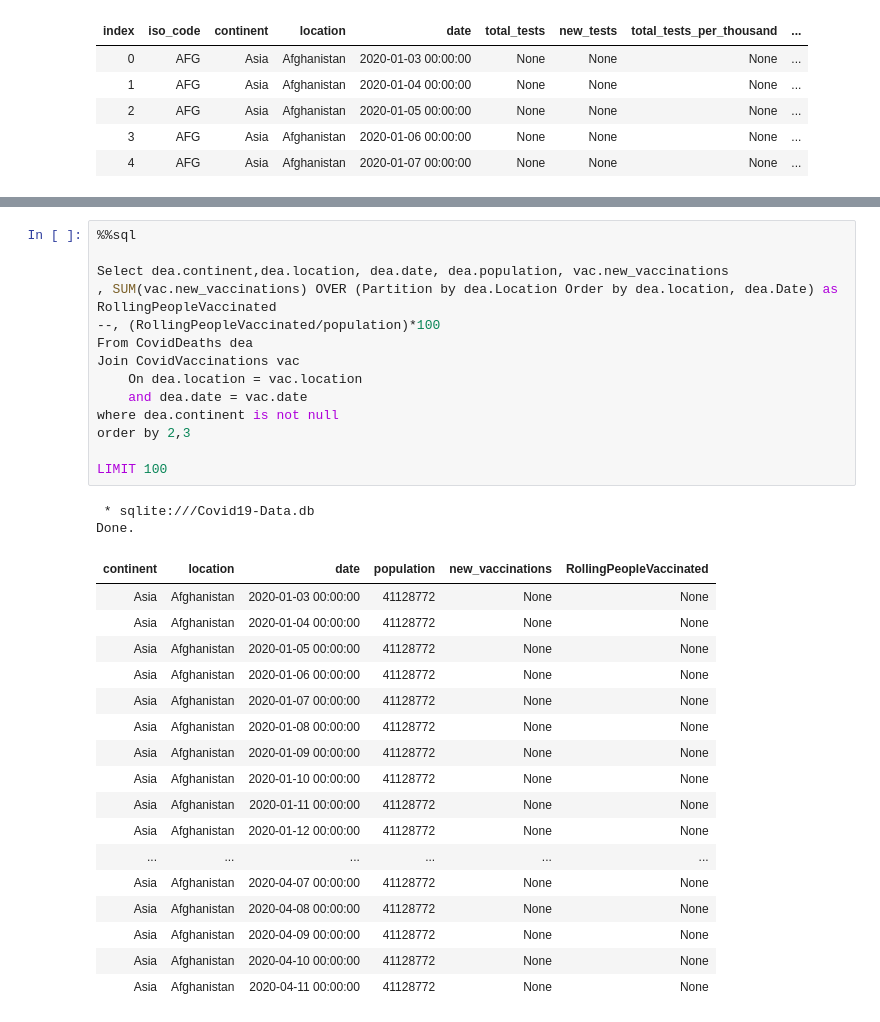
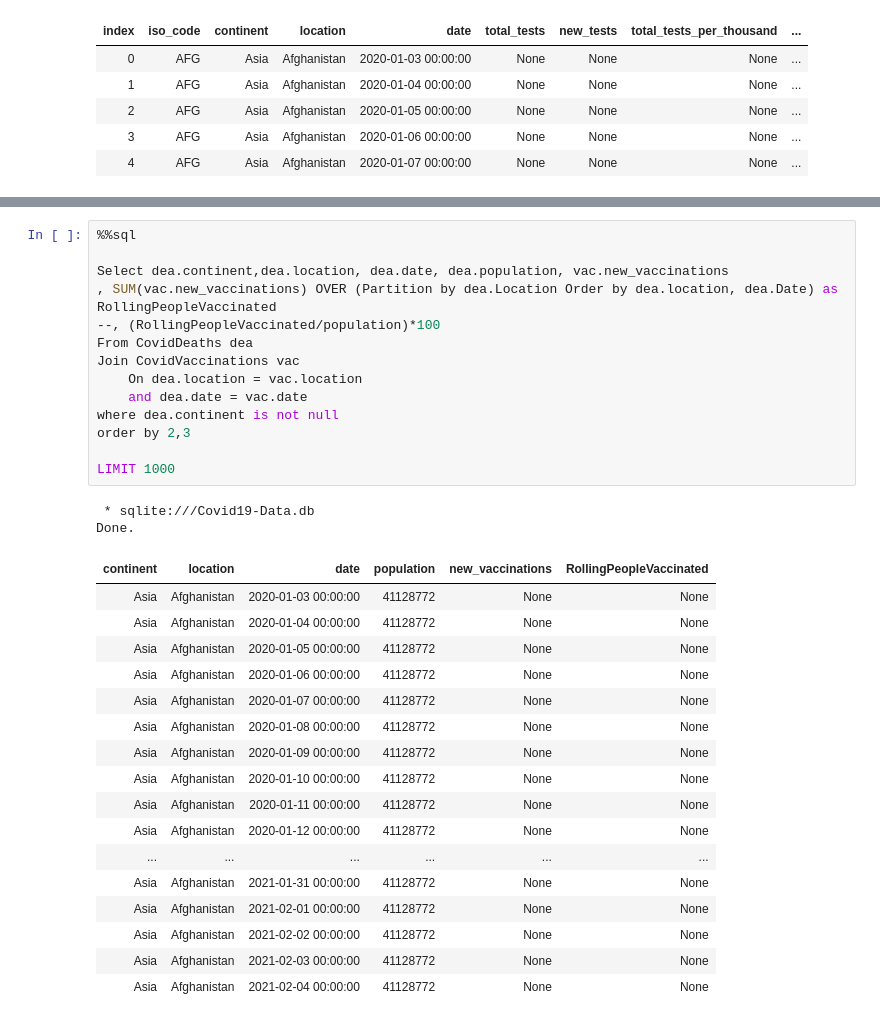
Before and after one commit to Chris-Quan/Covid19-Data-Exploration, a Jupyter notebook: 1-dataExploration.ipynb, the cells around one changed output, grey strips where cells are left out. Cells and saved outputs as stored; diff of their text form.

```diff
--- a/1-dataExploration.ipynb
+++ b/1-dataExploration.ipynb
@@ -264,34 +327,34 @@ Done.
 # %%
 %%sql
 
 Select dea.continent,dea.location, dea.date, dea.population, vac.new_vaccinations
 , SUM(vac.new_vaccinations) OVER (Partition by dea.Location Order by dea.location, dea.Date) as RollingPeopleVaccinated
 --, (RollingPeopleVaccinated/population)*100
 From CovidDeaths dea
 Join CovidVaccinations vac
 	On dea.location = vac.location
 	and dea.date = vac.date
 where dea.continent is not null
 order by 2,3
 
-LIMIT 100
+LIMIT 1000
 # %% [output]
  * sqlite:///Covid19-Data.db
 Done.
 | continent | location | date | population | new_vaccinations | RollingPeopleVaccinated |
 | Asia | Afghanistan | 2020-01-03 00:00:00 | 41128772 | None | None |
 | Asia | Afghanistan | 2020-01-04 00:00:00 | 41128772 | None | None |
 | Asia | Afghanistan | 2020-01-05 00:00:00 | 41128772 | None | None |
 | Asia | Afghanistan | 2020-01-06 00:00:00 | 41128772 | None | None |
 | Asia | Afghanistan | 2020-01-07 00:00:00 | 41128772 | None | None |
 | Asia | Afghanistan | 2020-01-08 00:00:00 | 41128772 | None | None |
 | Asia | Afghanistan | 2020-01-09 00:00:00 | 41128772 | None | None |
 | Asia | Afghanistan | 2020-01-10 00:00:00 | 41128772 | None | None |
 | Asia | Afghanistan | 2020-01-11 00:00:00 | 41128772 | None | None |
 | Asia | Afghanistan | 2020-01-12 00:00:00 | 41128772 | None | None |
 | ... | ... | ... | ... | ... | ... |
-| Asia | Afghanistan | 2020-04-07 00:00:00 | 41128772 | None | None |
-| Asia | Afghanistan | 2020-04-08 00:00:00 | 41128772 | None | None |
-| Asia | Afghanistan | 2020-04-09 00:00:00 | 41128772 | None | None |
-| Asia | Afghanistan | 2020-04-10 00:00:00 | 41128772 | None | None |
-| Asia | Afghanistan | 2020-04-11 00:00:00 | 41128772 | None | None |
+| Asia | Afghanistan | 2021-01-31 00:00:00 | 41128772 | None | None |
+| Asia | Afghanistan | 2021-02-01 00:00:00 | 41128772 | None | None |
+| Asia | Afghanistan | 2021-02-02 00:00:00 | 41128772 | None | None |
+| Asia | Afghanistan | 2021-02-03 00:00:00 | 41128772 | None | None |
+| Asia | Afghanistan | 2021-02-04 00:00:00 | 41128772 | None | None |
```
Also changed, not shown: parts of 7 cells of this notebook.
